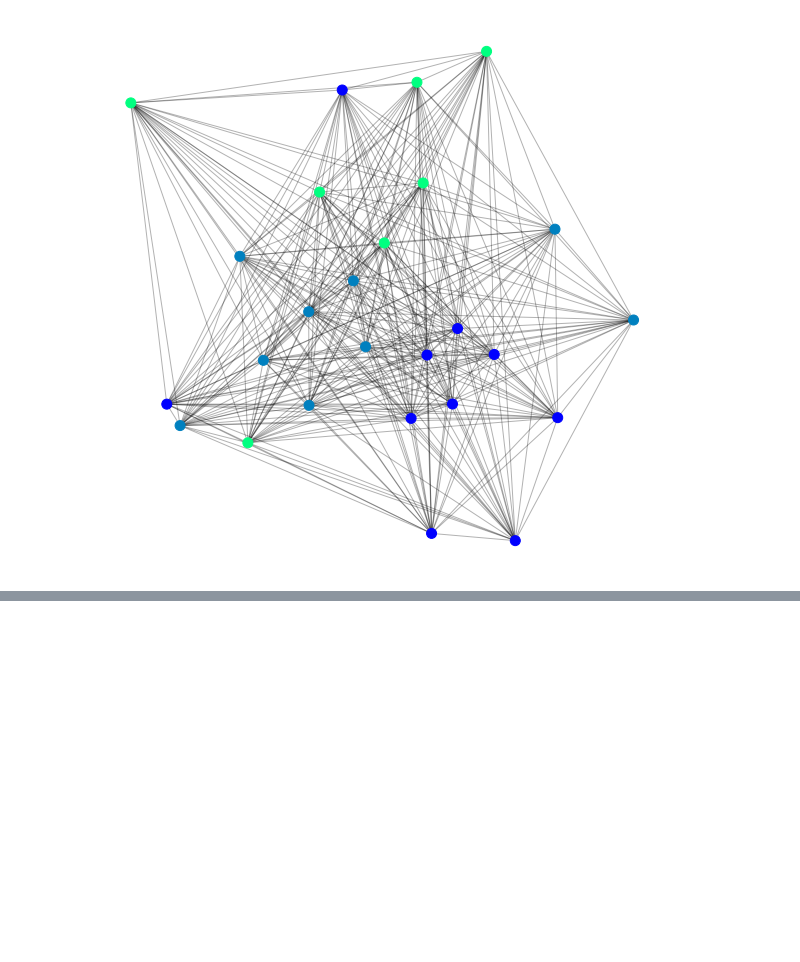
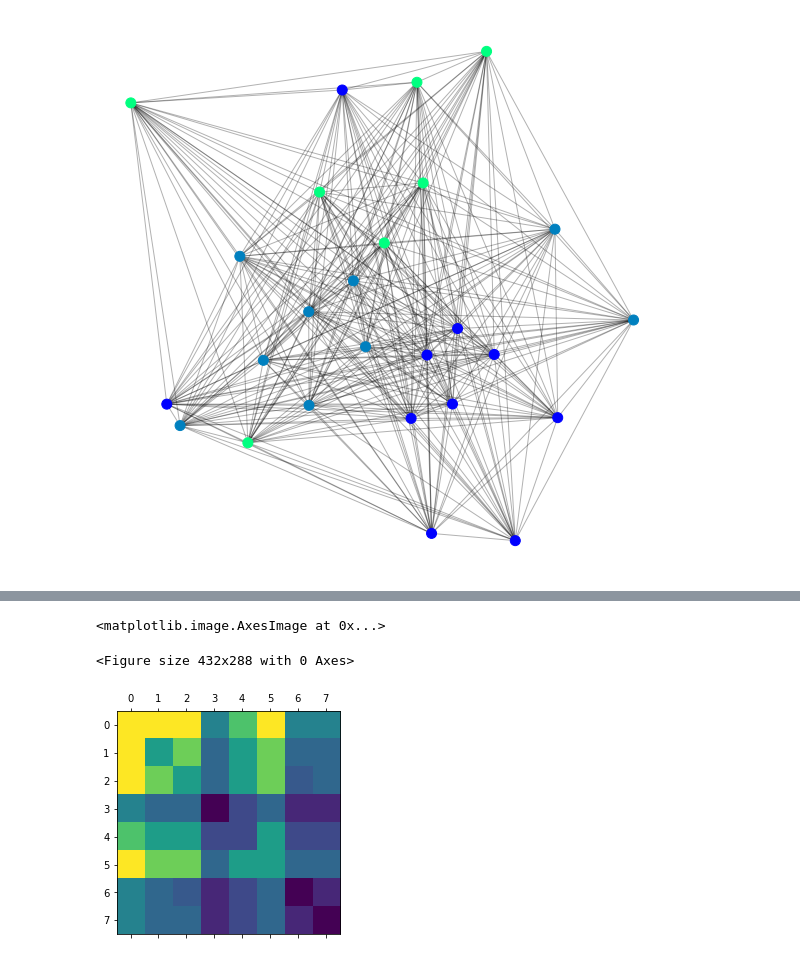
Before and after one commit to UpasanaDutta98/CSCI5352, a Jupyter notebook: DomainDomain_Projection.ipynb, the cells around one changed output, grey strips where cells are left out. Saved outputs shown, nothing was run; the diff lists cells and outputs as text; code cells hidden in the pictures; blank space fills up the shorter version.

Commit message:
Weighted SBM

```diff
--- a/DomainDomain_Projection.ipynb
+++ b/DomainDomain_Projection.ipynb
@@ -293,0 +512,2 @@ plt.show(G)
+# %%
+g = gt.load_graph("DomainDomainProjection.gml")
@@ -293,0 +518,2 @@ plt.show(G)
+# %%
+state = gt.minimize_nested_blockmodel_dl(g, state_args=dict(recs=[g.ep.weight], rec_types=["real-exponential"]))
@@ -293,0 +535,10 @@ plt.show(G)
+# %%
+import matplotlib.pyplot as plt
+%matplotlib inline
+m = state.levels[0].get_matrix()
+plt.figure()
+plt.matshow(m.todense())
+# %% [output]
+<matplotlib.image.AxesImage at 0x...>
+<Figure size 432x288 with 0 Axes>
+[figure, added]
```
Also changed, not shown: parts of 68 cells of this notebook, 15 other files.
